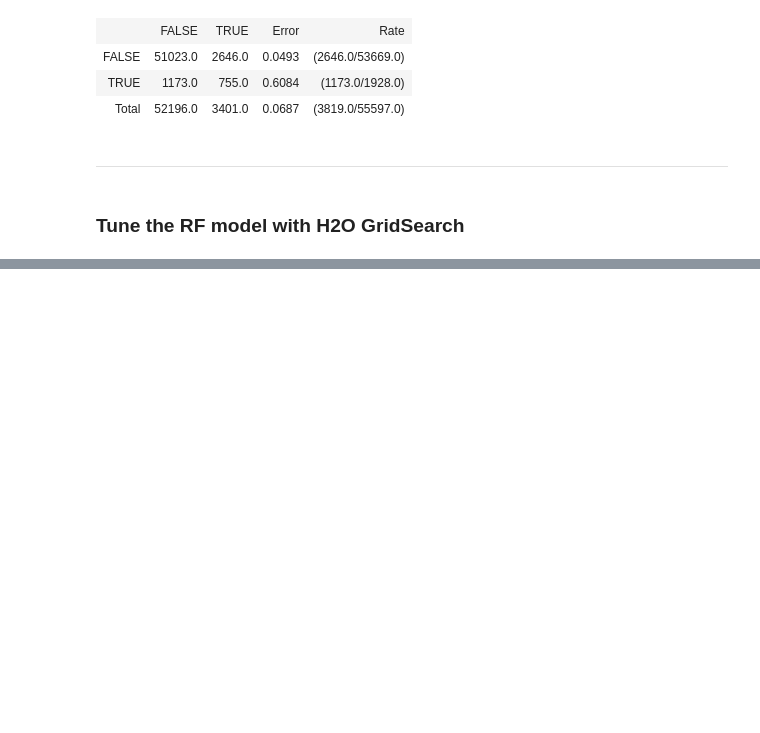
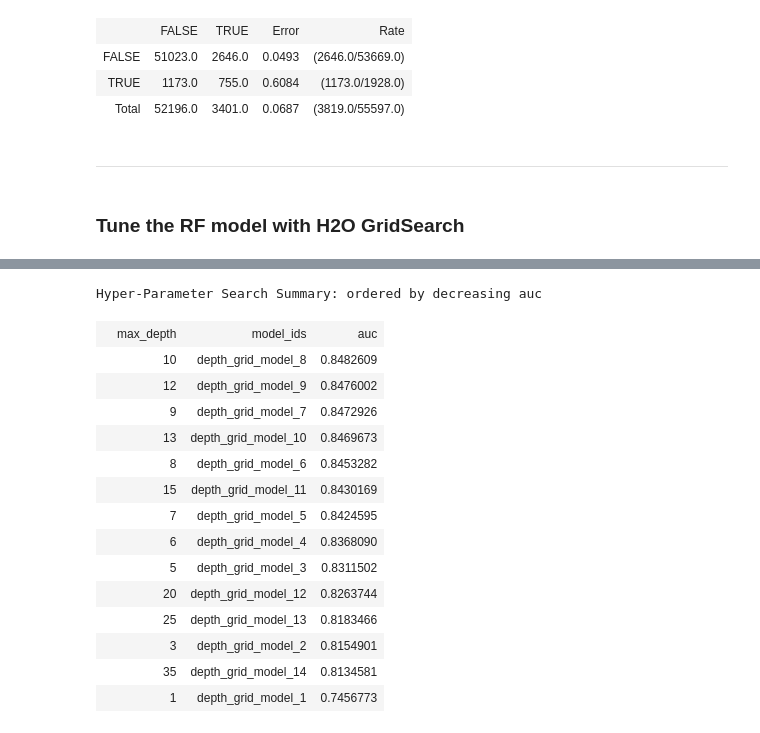
Before and after one commit to yukismd/H2O_3_Tutorial, a Jupyter notebook: H2O-3 Classification Tutorial.ipynb, the cells around one changed output, grey strips where cells are left out. Cells and saved outputs as stored; diff of their text form; code cells hidden in the pictures; blank space fills up the shorter version.

```diff
--- a/H2O-3 Classification Tutorial.ipynb
+++ b/H2O-3 Classification Tutorial.ipynb
@@ -966,0 +983,22 @@ Confusion Matrix (Act/Pred) for max f1 @ threshold = 0.1257504779910922:
+# %%
+hyper_parameters = {'max_depth':[1,3,5,6,7,8,9,10,12,13,15,20,25,35]}
+
+rf = H2ORandomForestEstimator(
+    seed=42,
+    stopping_rounds=5,         # 学習の早期打ち切り基準。stopping_metricが指定する回数で、それ以上向上しなかった場合
+    stopping_tolerance=1e-4,   # 学習の早期打ち切り基準。stopping_metricが指定する値以上向上しなかった場合
+    stopping_metric="auc",
+    model_id = 'rf'
+    )
+
+grid_id = 'depth_grid'
+
+search_criteria = {'strategy': "Cartesian"}    # Cartesianはグリッドサーチ（指定するハイパーパラメーターのすべてを探索）
+
+#Grid Search
+rf_grid_0 = H2OGridSearch(model=rf,
+                          hyper_params=hyper_parameters,
+                          grid_id=grid_id,
+                          search_criteria=search_criteria)
+
+%time rf_grid_0.train(x=x, y=y, training_frame=train, validation_frame=valid)
@@ -966,0 +1013,20 @@ Confusion Matrix (Act/Pred) for max f1 @ threshold = 0.1257504779910922:
+# %%
+#> 探索結果の表示（AUC基準）
+rf_grid_0.get_grid(sort_by='auc', decreasing=True)
+# %% [output]
+Hyper-Parameter Search Summary: ordered by decreasing auc
+|  | max_depth | model_ids | auc |
+|  | 10 | depth_grid_model_8 | 0.8482609 |
+|  | 12 | depth_grid_model_9 | 0.8476002 |
+|  | 9 | depth_grid_model_7 | 0.8472926 |
+|  | 13 | depth_grid_model_10 | 0.8469673 |
+|  | 8 | depth_grid_model_6 | 0.8453282 |
+|  | 15 | depth_grid_model_11 | 0.8430169 |
+|  | 7 | depth_grid_model_5 | 0.8424595 |
+|  | 6 | depth_grid_model_4 | 0.8368090 |
+|  | 5 | depth_grid_model_3 | 0.8311502 |
+|  | 20 | depth_grid_model_12 | 0.8263744 |
+|  | 25 | depth_grid_model_13 | 0.8183466 |
+|  | 3 | depth_grid_model_2 | 0.8154901 |
+|  | 35 | depth_grid_model_14 | 0.8134581 |
+|  | 1 | depth_grid_model_1 | 0.7456773 |
```
Also changed, not shown: parts of 40 cells of this notebook.
